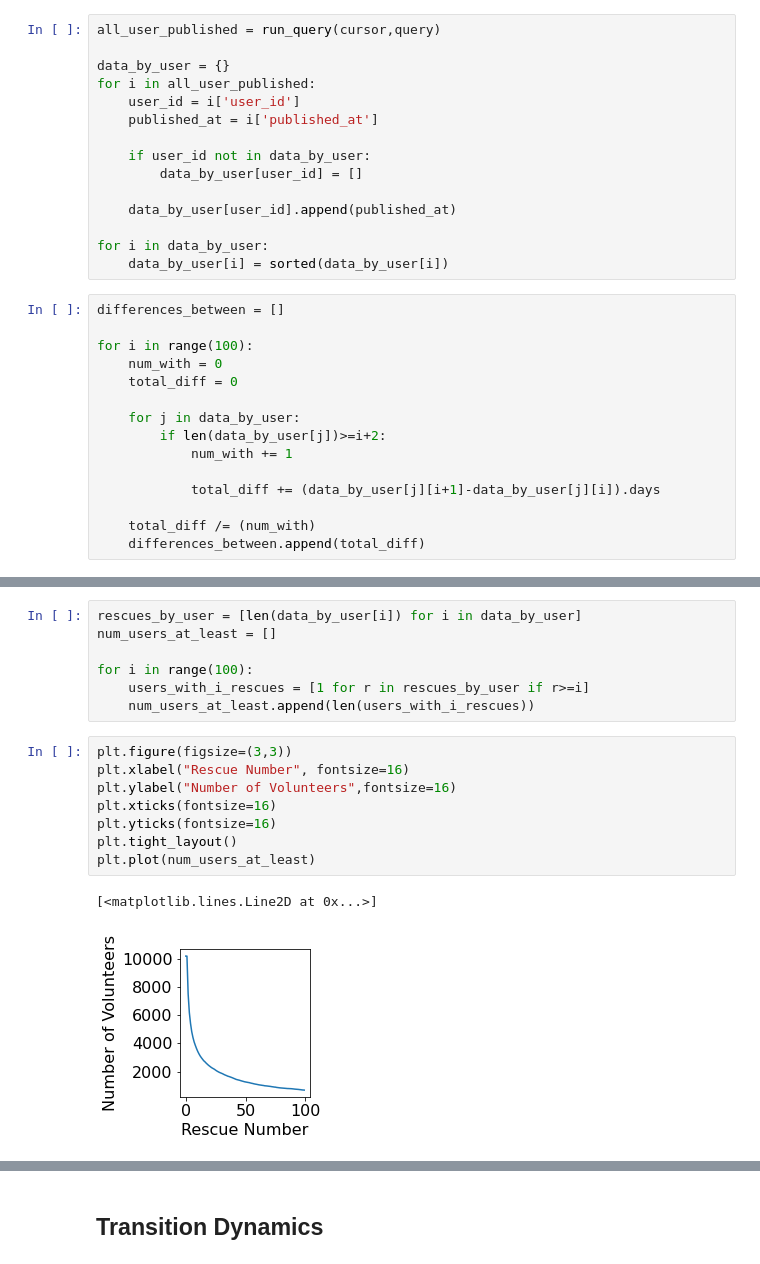
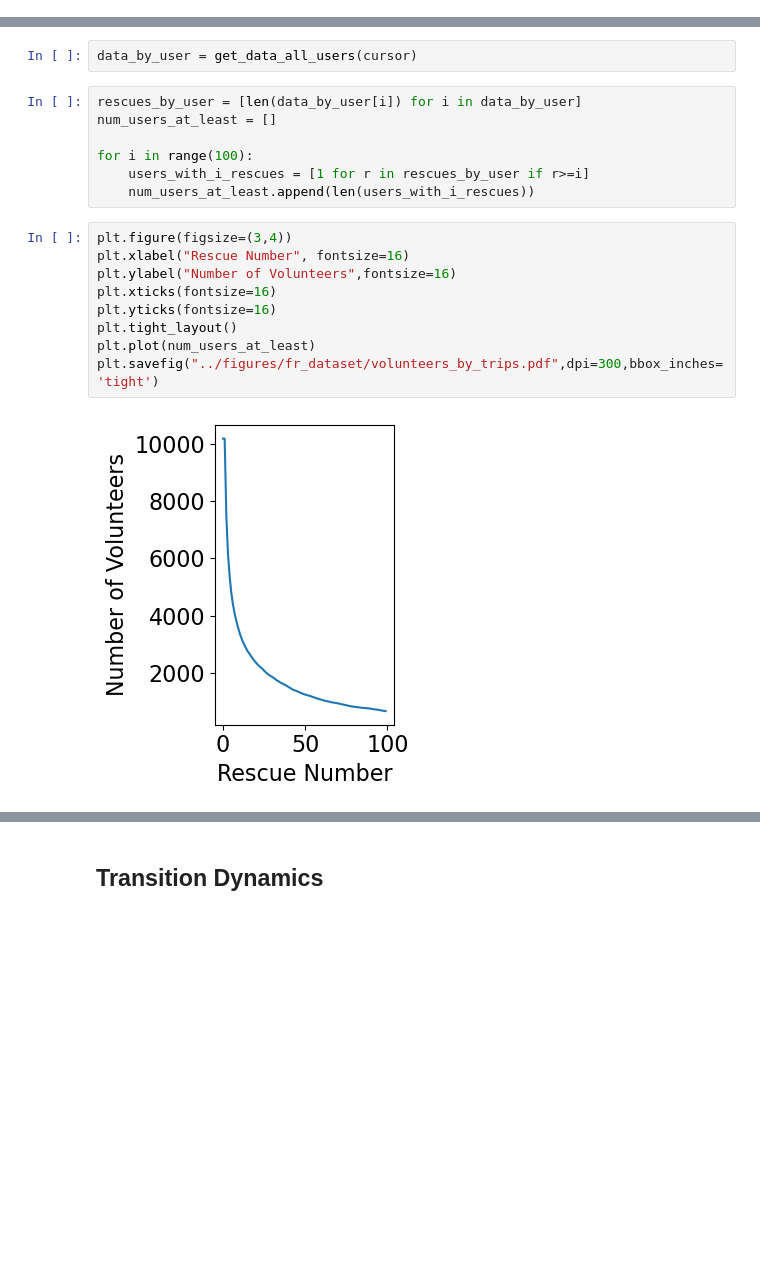
Before and after one commit to naveenr414/food-rescue-rmab, a Jupyter notebook: scripts/Dataset Exploration.ipynb, the cells around one changed output, grey strips where cells are left out. Drawn from its saved outputs; the diff is of its cells as text; blank space fills up the shorter version.

```diff
--- a/scripts/Dataset Exploration.ipynb
+++ b/scripts/Dataset Exploration.ipynb
@@ -104,30 +98,0 @@ query = (
-# %%
-all_user_published = run_query(cursor,query)
-
-data_by_user = {}
-for i in all_user_published:
-    user_id = i['user_id']
-    published_at = i['published_at']
-
-    if user_id not in data_by_user:
-        data_by_user[user_id] = []
-
-    data_by_user[user_id].append(published_at)
-
-for i in data_by_user:
-    data_by_user[i] = sorted(data_by_user[i])
-# %%
-differences_between = []
-
-for i in range(100):
-    num_with = 0
-    total_diff = 0
-
-    for j in data_by_user:
-        if len(data_by_user[j])>=i+2:
-            num_with += 1
-
-            total_diff += (data_by_user[j][i+1]-data_by_user[j][i]).days
-
-    total_diff /= (num_with)
-    differences_between.append(total_diff)
@@ -145,3 +99,5 @@ plt.plot(differences_between)
+# %%
+data_by_user = get_data_all_users(cursor)
 # %%
 rescues_by_user = [len(data_by_user[i]) for i in data_by_user]
 num_users_at_least = []
@@ -150,13 +106,13 @@ for i in range(100):
     users_with_i_rescues = [1 for r in rescues_by_user if r>=i]
     num_users_at_least.append(len(users_with_i_rescues))
 # %%
-plt.figure(figsize=(3,3))
+plt.figure(figsize=(3,4))
 plt.xlabel("Rescue Number", fontsize=16)
 plt.ylabel("Number of Volunteers",fontsize=16)
 plt.xticks(fontsize=16)
 plt.yticks(fontsize=16)
 plt.tight_layout()
 plt.plot(num_users_at_least)
+plt.savefig("../figures/fr_dataset/volunteers_by_trips.pdf",dpi=300,bbox_inches='tight')
 # %% [output]
-[<matplotlib.lines.Line2D at 0x...>]
-[figure, old version]
+[figure, new version]
```
Also changed, not shown: parts of 23 cells of this notebook, 11 other files.
